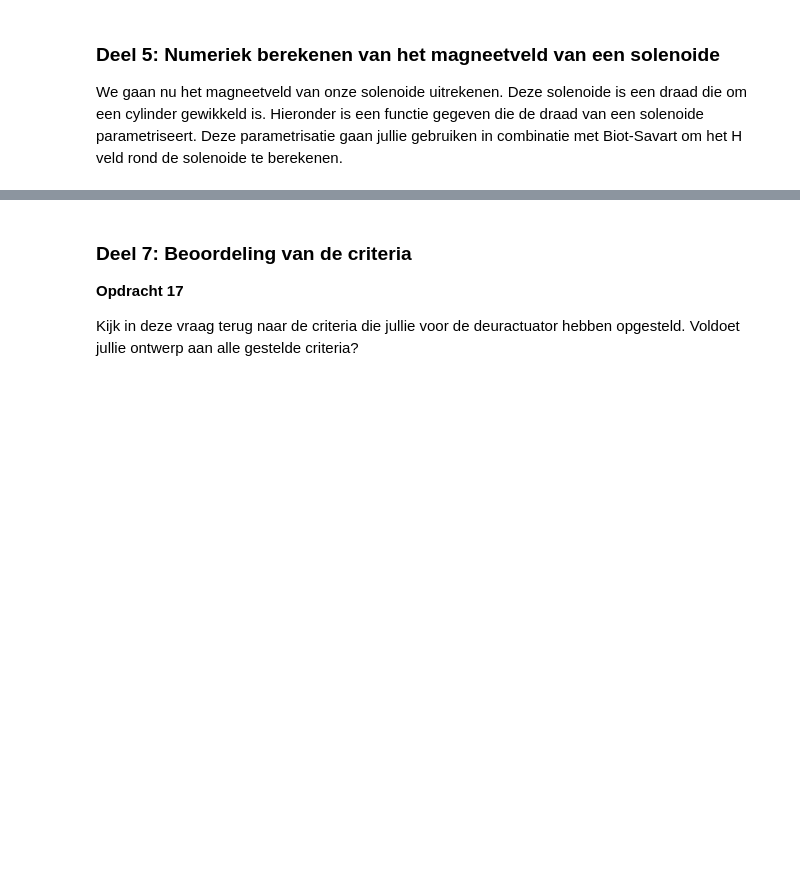
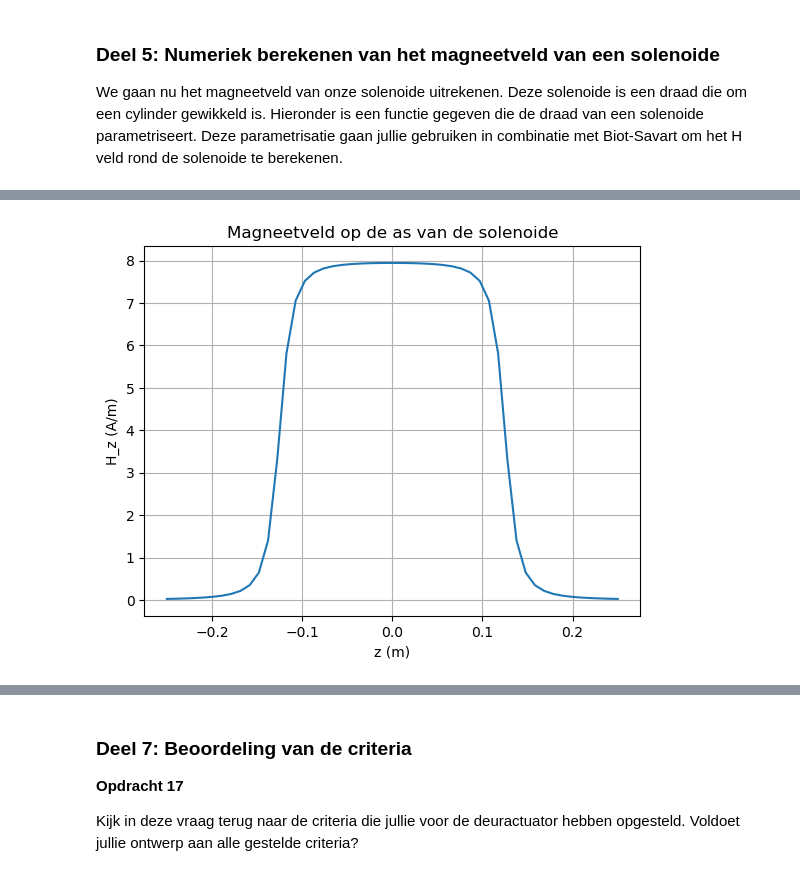
Before and after one commit to Vicky2k7/opdrachten-DEF-D, a Jupyter notebook: DigitaleOntwerpopdrachten/2KrachtactuatorOpdracht/KrachtactuatorOpdracht.ipynb, the cells around one changed output, grey strips where cells are left out. Drawn from its saved outputs; the diff is of its cells as text; code cells hidden in the pictures; blank space fills up the shorter version.

```diff
--- a/DigitaleOntwerpopdrachten/2KrachtactuatorOpdracht/KrachtactuatorOpdracht.ipynb
+++ b/DigitaleOntwerpopdrachten/2KrachtactuatorOpdracht/KrachtactuatorOpdracht.ipynb
@@ -258,10 +215,0 @@ Een parameter plot geeft ons inzicht in de haalbaarheid van het idee. In dit gev
-# %%
-x = np.linspace(0,10,100)
-y_min = x # Minimale eis
-y_max = 2*x # Maximale eis
-
-plt.fill_between(x,y_min,y_max) # De ruimte tussen de eisen vullen
-plt.title("Voorbeeld parameter plot")
-plt.xlabel("x")
-plt.ylabel("y")
-plt.show()
@@ -431,24 +276,53 @@ c. Bereken de spoed, in eenheden van aantal omwentelingen per meter, en print di
 # %%
-# Voorbeeldparameters voor een solenoïde
-r_sol = 0.01          # straal 1 cm
-L_sol = 0.1           # lengte 10 cm
-aantal_omwent = 100   # totaal aantal windingen
-N = 500               # aantal punten voor discretisatie
+# Kies parameters voor de deuractuator (vereenvoudigd)
+L_sol = 0.25  # m
+r_sol = 0.015  # m
+N_windingen = 2000
+I_stroom = 0.5  # A
+mu_0 = 4*np.pi*1e-7
+mu_r = 2000
 
-# Spoede = aantal windingen per meter
-spoed = aantal_omwent / L_sol
-print(f"Spoed: {spoed:.0f} windingen per meter")
+# Aantal punten voor discretisatie
+N_discrete = 500
+x, y, z = parametrisatie(N_discrete, r_sol, N_windingen, L_sol)
 
-# Bepaal coördinaten
-x, y, z = parametrisatie(N, r_sol, aantal_omwent, L_sol)
+# Bepaal dl (verschil tussen opeenvolgende punten)
+dx = np.diff(x)
+dy = np.diff(y)
+dz = np.diff(z)
+dl_vectors = np.vstack((dx, dy, dz)).T
 
-# Plot in 3D
-from mpl_toolkits.mplot3d import Axes3D
-fig = plt.figure()
-ax = fig.add_subplot(111, projection='3d')
-ax.plot(x, y, z, linewidth=0.5)
-ax.set_xlabel('x (m)')
-ax.set_ylabel('y (m)')
-ax.set_zlabel('z (m)')
-ax.set_title('Solenoïde winding')
+# Posities van de bronnen (midden van elk segment)
+r_source_x = (x[:-1] + x[1:]) / 2
+r_source_y = (y[:-1] + y[1:]) / 2
+r_source_z = (z[:-1] + z[1:]) / 2
+
+# Functie voor B van een stroomsegment (vector)
+def field_current_element(r_field, r_source, dl, I):
+    r = r_field - r_source
+    r_mag = np.linalg.norm(r)
+    if r_mag == 0:
+        return np.array([0.0, 0.0, 0.0])
+    dB = (mu_0 * I / (4*np.pi)) * np.cross(dl, r) / (r_mag**3)
+    return dB
+
+# Bereken H-veld op de as (z-as)
+z_axis = np.linspace(-L_sol, L_sol, 50)
+Hz_axis = []
+for z0 in z_axis:
+    r_field = np.array([0, 0, z0])
+    B_total = np.array([0.0, 0.0, 0.0])
+    for i in range(len(dl_vectors)):
+        r_source = np.array([r_source_x[i], r_source_y[i], r_source_z[i]])
+        dl = dl_vectors[i]
+        B_total += field_current_element(r_field, r_source, dl, I_stroom)
+    Hz_axis.append(B_total[2] / mu_0)  # H = B/mu_0
+
+plt.plot(z_axis, Hz_axis)
+plt.xlabel('z (m)')
+plt.ylabel('H_z (A/m)')
+plt.title('Magneetveld op de as van de solenoide')
+plt.grid()
 plt.show()
+# %% [output]
+[figure, added]
```
Also changed, not shown: parts of 32 cells of this notebook, 1 other file.
